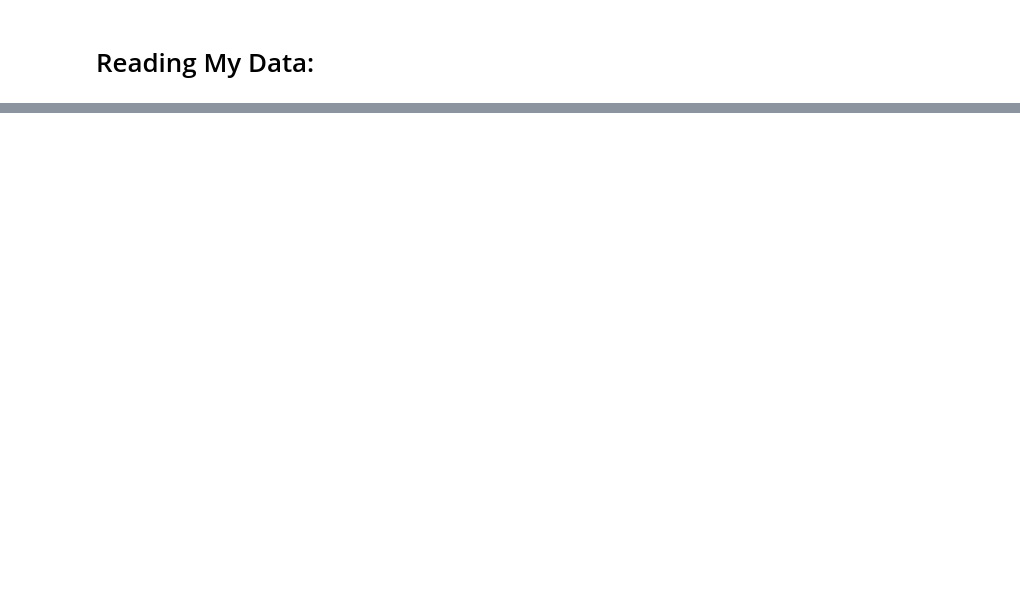
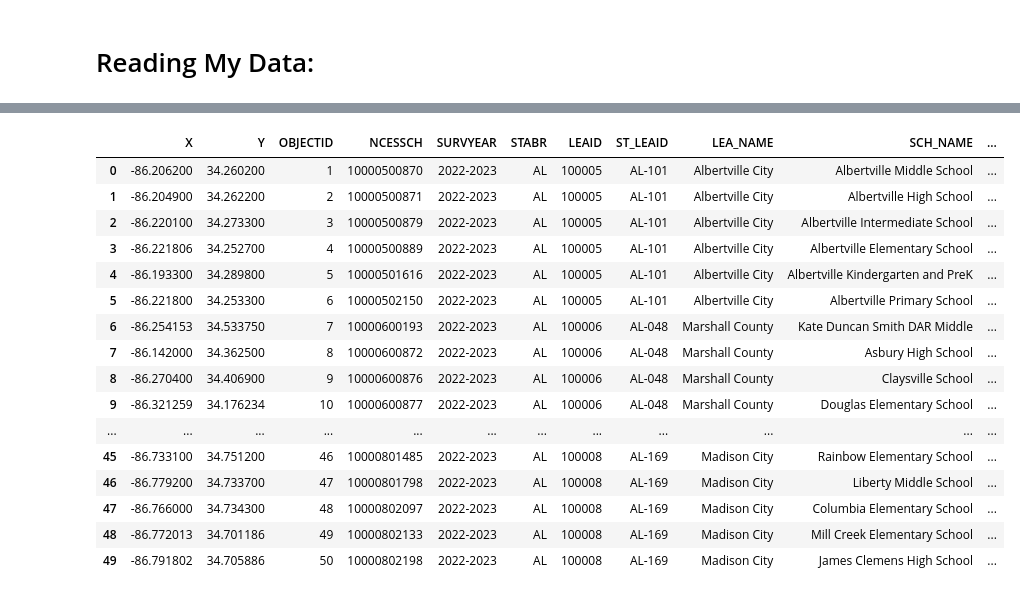
Before and after one commit to remideso/DATA-200, a Jupyter notebook: Assignment 1.ipynb, the cells around one changed output, grey strips where cells are left out. Saved outputs shown, nothing was run; the diff lists cells and outputs as text; code cells hidden in the pictures; blank space fills up the shorter version.

```diff
--- a/Assignment 1.ipynb
+++ b/Assignment 1.ipynb
@@ -68,0 +99,20 @@ print(df.head())
+# %%
+df.head()
+# %% [output]
+|  | X | Y | OBJECTID | NCESSCH | SURVYEAR | STABR | LEAID | ST_LEAID | LEA_NAME | SCH_NAME | ... |
+| 0 | -86.206200 | 34.260200 | 1 | 10000500870 | 2022-2023 | AL | 100005 | AL-101 | Albertville City | Albertville Middle School | ... |
+| 1 | -86.204900 | 34.262200 | 2 | 10000500871 | 2022-2023 | AL | 100005 | AL-101 | Albertville City | Albertville High School | ... |
+| 2 | -86.220100 | 34.273300 | 3 | 10000500879 | 2022-2023 | AL | 100005 | AL-101 | Albertville City | Albertville Intermediate School | ... |
+| 3 | -86.221806 | 34.252700 | 4 | 10000500889 | 2022-2023 | AL | 100005 | AL-101 | Albertville City | Albertville Elementary School | ... |
+| 4 | -86.193300 | 34.289800 | 5 | 10000501616 | 2022-2023 | AL | 100005 | AL-101 | Albertville City | Albertville Kindergarten and PreK | ... |
+| 5 | -86.221800 | 34.253300 | 6 | 10000502150 | 2022-2023 | AL | 100005 | AL-101 | Albertville City | Albertville Primary School | ... |
+| 6 | -86.254153 | 34.533750 | 7 | 10000600193 | 2022-2023 | AL | 100006 | AL-048 | Marshall County | Kate Duncan Smith DAR Middle | ... |
+| 7 | -86.142000 | 34.362500 | 8 | 10000600872 | 2022-2023 | AL | 100006 | AL-048 | Marshall County | Asbury High School | ... |
+| 8 | -86.270400 | 34.406900 | 9 | 10000600876 | 2022-2023 | AL | 100006 | AL-048 | Marshall County | Claysville School | ... |
+| 9 | -86.321259 | 34.176234 | 10 | 10000600877 | 2022-2023 | AL | 100006 | AL-048 | Marshall County | Douglas Elementary School | ... |
+| ... | ... | ... | ... | ... | ... | ... | ... | ... | ... | ... | ... |
+| 45 | -86.733100 | 34.751200 | 46 | 10000801485 | 2022-2023 | AL | 100008 | AL-169 | Madison City | Rainbow Elementary School | ... |
+| 46 | -86.779200 | 34.733700 | 47 | 10000801798 | 2022-2023 | AL | 100008 | AL-169 | Madison City | Liberty Middle School | ... |
+| 47 | -86.766000 | 34.734300 | 48 | 10000802097 | 2022-2023 | AL | 100008 | AL-169 | Madison City | Columbia Elementary School | ... |
+| 48 | -86.772013 | 34.701186 | 49 | 10000802133 | 2022-2023 | AL | 100008 | AL-169 | Madison City | Mill Creek Elementary School | ... |
+| 49 | -86.791802 | 34.705886 | 50 | 10000802198 | 2022-2023 | AL | 100008 | AL-169 | Madison City | James Clemens High School | ... |
```
Also changed, not shown: parts of 32 cells of this notebook.
